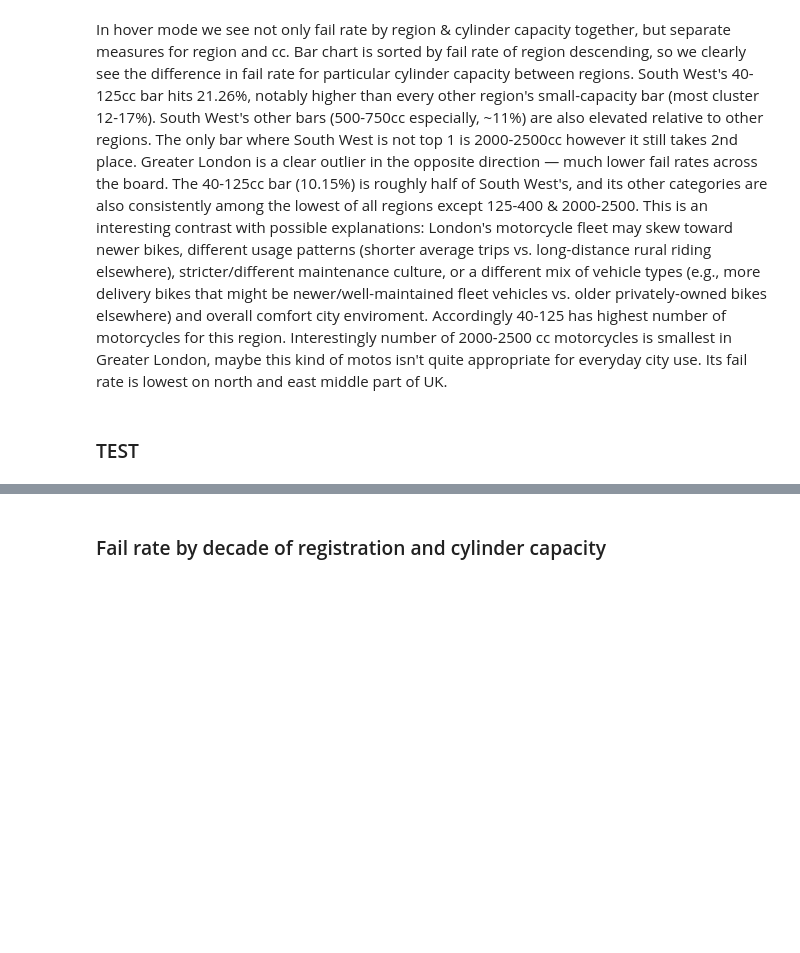
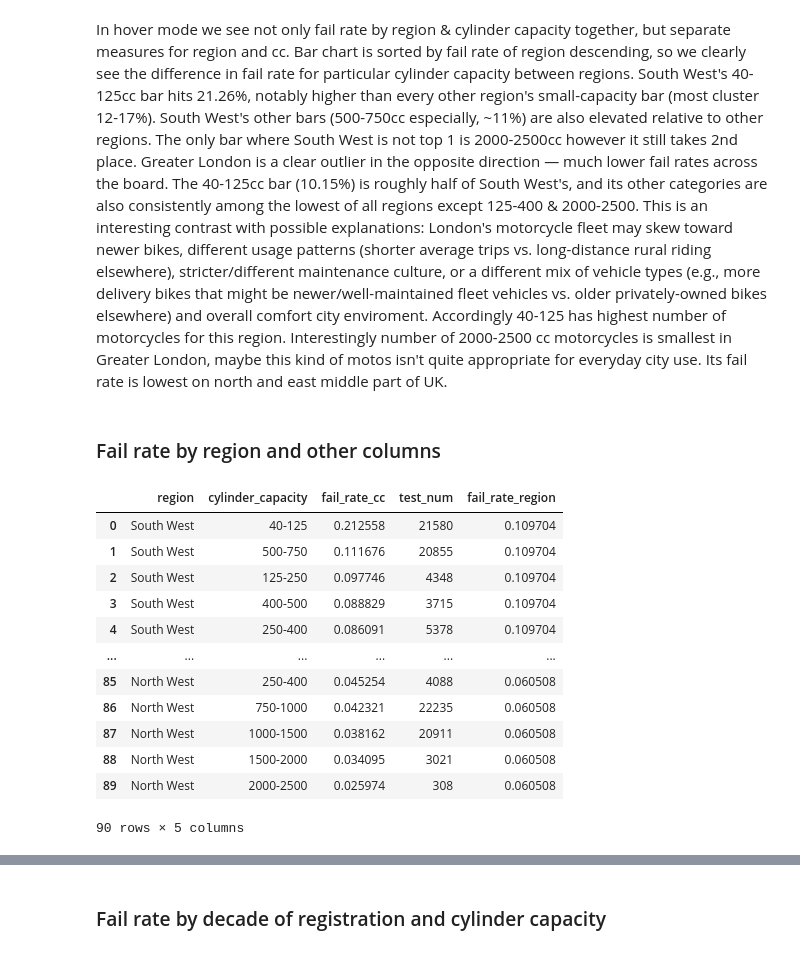
Before and after one commit to sttseitlin/MOT-test-for-motorcycles, a Jupyter notebook: moto.ipynb, the cells around one changed output, grey strips where cells are left out. Saved outputs shown, nothing was run; the diff lists cells and outputs as text; code cells hidden in the pictures; blank space fills up the shorter version.

```diff
--- a/moto.ipynb
+++ b/moto.ipynb
@@ -1481,2 +1657,55 @@ In hover mode we see not only fail rate by region & cylinder capacity together,
 # %% [markdown]
-### TEST
+### Fail rate by region and other columns
+# %%
+fr_by_region_cc = fail_rate_calc(
+    first_test,
+    [first_test_regions, first_test_cc_bins],
+    test_num=30,
+    sort_col=['region', 'cylinder_capacity'],
+    to_drop=False
+)
+
+fr_by_region_cc = (
+    fr_by_region_cc
+        .merge(
+            fail_rate_by_region[['region', 'fail_rate']],
+            how='left',
+            on='region',
+            suffixes=('_cc', '_region'))
+        .sort_values(
+            by=['fail_rate_region', 'region', 'fail_rate_cc'],
+            ascending=[False, True, False])
+        .reset_index(drop=True)
+)
+
+# top10_brands_by_mileage = fail_rate_calc(
+#     first_test,
+#     ['make', mileage_bins],
+#     test_num=30,
+#     sort_col=['make', 'test_mileage'],
+#     to_drop=False
+# )
+
+# top10_brands_by_cc = fail_rate_calc(
+#     first_test,
+#     ['make', first_test_cc_bins],
+#     test_num=30,
+#     sort_col=['make', 'cylinder_capacity'],
+#     to_drop=False
+# )
+# %%
+fr_by_region_cc
+# %% [output]
+|  | region | cylinder_capacity | fail_rate_cc | test_num | fail_rate_region |
+| 0 | South West | 40-125 | 0.212558 | 21580 | 0.109704 |
+| 1 | South West | 500-750 | 0.111676 | 20855 | 0.109704 |
+| 2 | South West | 125-250 | 0.097746 | 4348 | 0.109704 |
+| 3 | South West | 400-500 | 0.088829 | 3715 | 0.109704 |
+| 4 | South West | 250-400 | 0.086091 | 5378 | 0.109704 |
+| ... | ... | ... | ... | ... | ... |
+| 85 | North West | 250-400 | 0.045254 | 4088 | 0.060508 |
+| 86 | North West | 750-1000 | 0.042321 | 22235 | 0.060508 |
+| 87 | North West | 1000-1500 | 0.038162 | 20911 | 0.060508 |
+| 88 | North West | 1500-2000 | 0.034095 | 3021 | 0.060508 |
+| 89 | North West | 2000-2500 | 0.025974 | 308 | 0.060508 |
+90 rows × 5 columns
```
Also changed, not shown: parts of 117 cells of this notebook.
